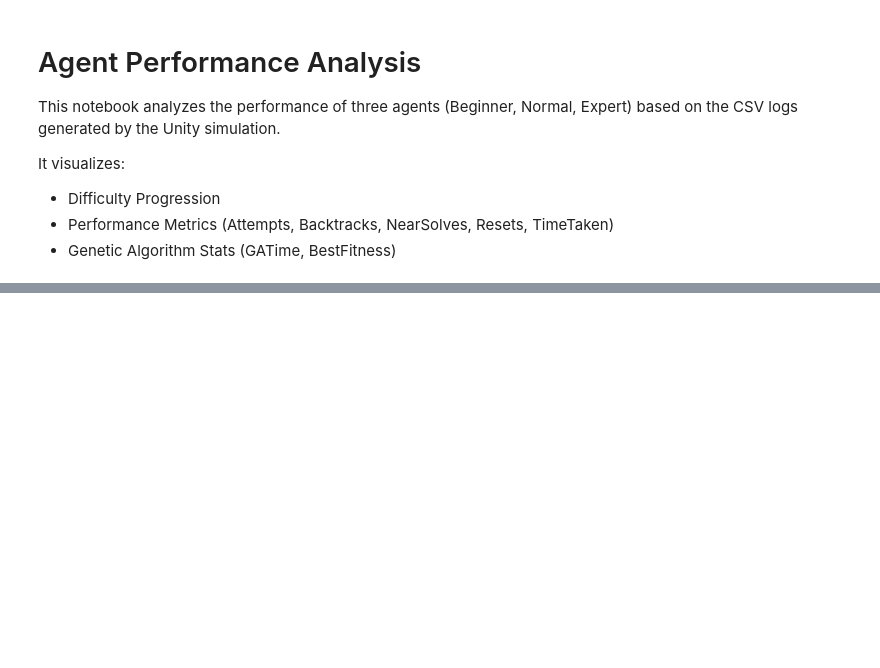
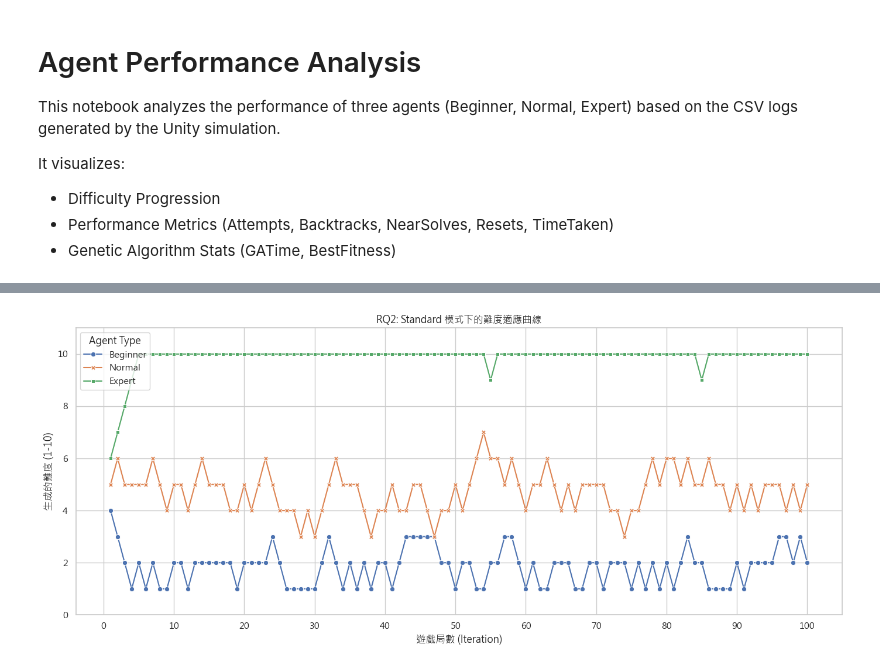
Before and after one commit to senba1000m3/MetaheuristicFinal, a Jupyter notebook: Analysis.ipynb, the cells around one changed output, grey strips where cells are left out. Saved outputs shown, nothing was run; the diff lists cells and outputs as text; code cells hidden in the pictures; blank space fills up the shorter version.

```diff
--- a/Analysis.ipynb
+++ b/Analysis.ipynb
@@ -83,0 +244,19 @@ else:
+# %%
+std_df = df[df['Mode'] == 'Standard']
+
+plt.figure(figsize=(14, 6))
+sns.lineplot(data=std_df, x="Iteration", y="Difficulty",
+             hue="Agent", style="Agent", markers=True, dashes=False)
+
+plt.title("RQ2: Standard 模式下的難度適應曲線")
+plt.ylabel("生成的難度 (1-10)")
+plt.xlabel("遊戲局數 (Iteration)")
+plt.ylim(0, 11)
+
+plt.xticks(range(0, std_df["Iteration"].max()+1, 10))
+
+plt.legend(title="Agent Type")
+plt.tight_layout()
+plt.show()
+# %% [output]
+[figure, added]
```
Also changed, not shown: parts of 8 cells of this notebook, 46 other files.
